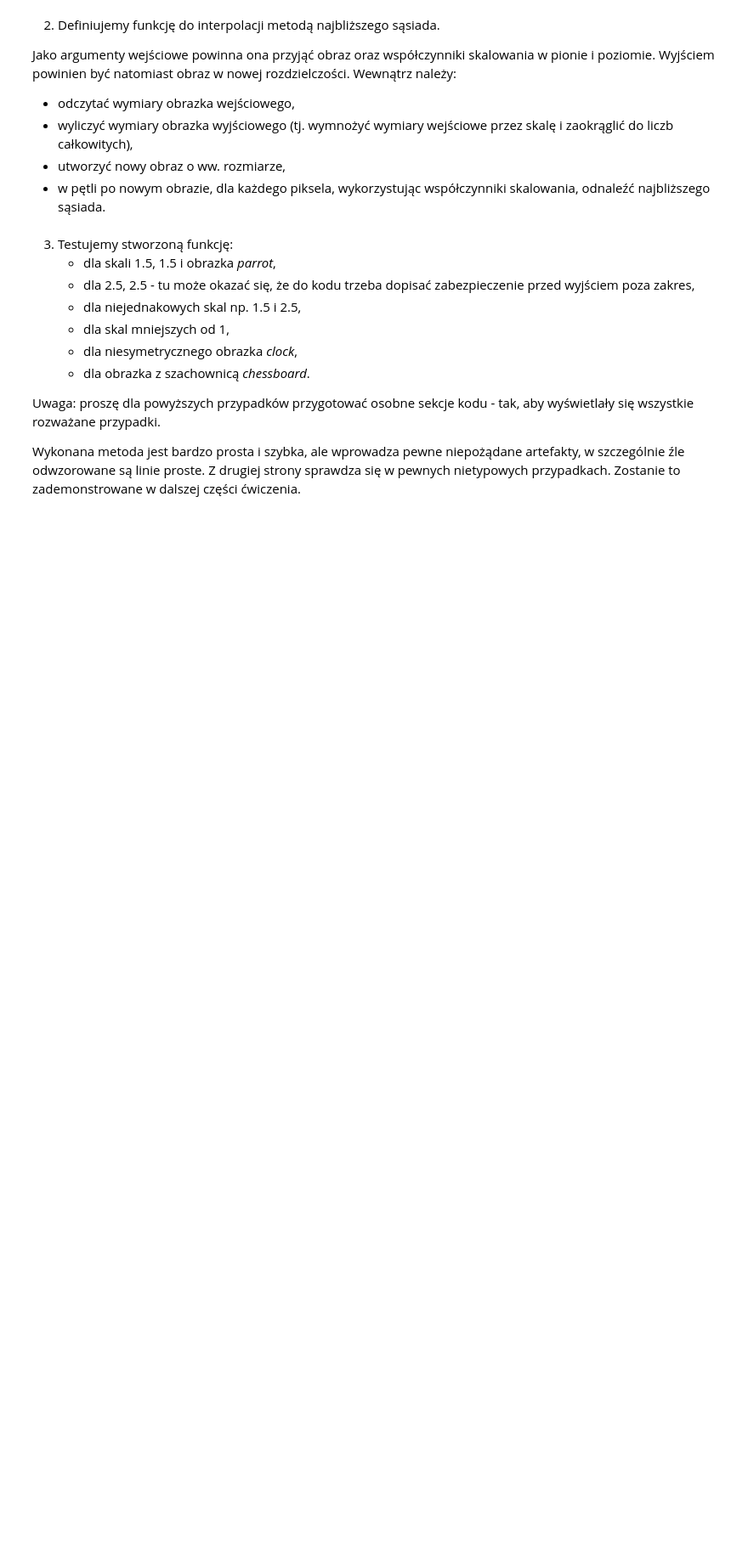
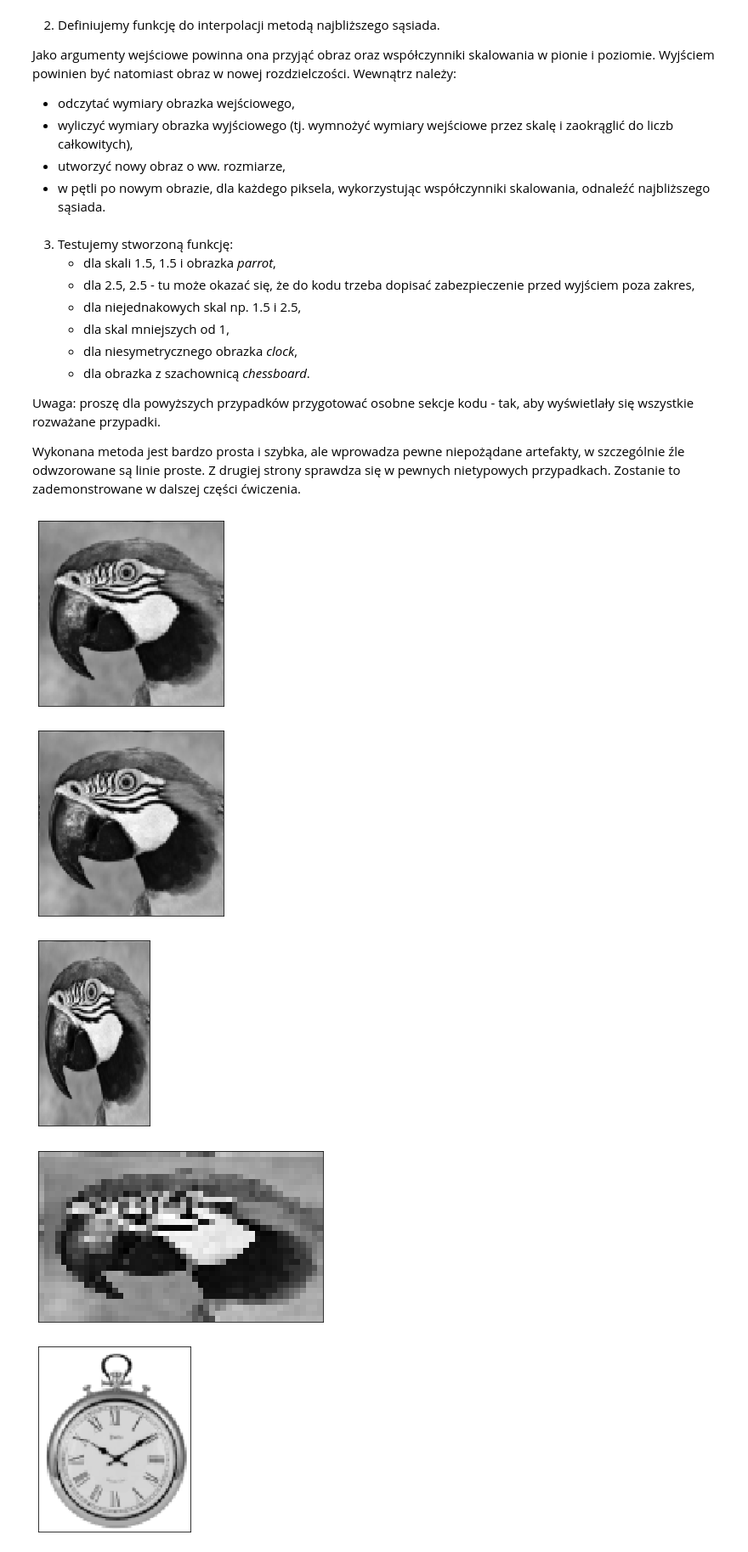
Before and after one commit to IwoSzczepaniak/DigitalImageProcessing, a Jupyter notebook: lab5/05_resolution.ipynb, the cells around one changed output. Shown at 85% size. Drawn from its saved outputs; the diff is of its cells as text; code cells hidden in the pictures; blank space fills up the shorter version.

```diff
--- a/lab5/05_resolution.ipynb
+++ b/lab5/05_resolution.ipynb
@@ -94,3 +94,20 @@ Wewnątrz należy:
+# %%
+def nearest_neighbor_interpolation(image, scale_x, scale_y):
+    height, width = image.shape
+
+    new_height = int(round(height * scale_y))
+    new_width = int(round(width * scale_x))
+
+    new_image = np.zeros((new_height, new_width), dtype=np.uint8)
+
+    for i in range(new_height):
+        for j in range(new_width):
+            x = int(round(i / scale_y)) - 1
+            y = int(round(j / scale_x)) - 1
+
+            new_image[i, j] = image[x, y]
+
+    return new_image
 # %% [markdown]
 3. Testujemy stworzoną funkcję:
     * dla skali 1.5, 1.5 i obrazka *parrot*,
@@ -109,0 +125,38 @@ Zostanie to zademonstrowane w dalszej części ćwiczenia.
+# %%
+scaled_image = nearest_neighbor_interpolation(I, 1.5, 1.5)
+plt.imshow(scaled_image, cmap='gray')
+plt.xticks([]), plt.yticks([])
+plt.show()
+
+scaled_image = nearest_neighbor_interpolation(I, 2.5, 2.5)
+plt.imshow(scaled_image, cmap='gray')
+plt.xticks([]), plt.yticks([])
+plt.show()
+
+scaled_image = nearest_neighbor_interpolation(I, 1.5, 2.5)
+plt.imshow(scaled_image, cmap='gray')
+plt.xticks([]), plt.yticks([])
+plt.show()
+
+scaled_image = nearest_neighbor_interpolation(I, 0.5, 0.3)
+plt.imshow(scaled_image, cmap='gray')
+plt.xticks([]), plt.yticks([])
+plt.show()
+
+clock = cv2.imread('clock.bmp', cv2.IMREAD_GRAYSCALE)
+scaled_image = nearest_neighbor_interpolation(clock, 1.5, 1.5)
+plt.imshow(scaled_image, cmap='gray')
+plt.xticks([]), plt.yticks([])
+plt.show()
+
+chessboard = cv2.imread('chessboard.bmp', cv2.IMREAD_GRAYSCALE)
+scaled_image = nearest_neighbor_interpolation(chessboard, 1.5, 1.5)
+plt.imshow(scaled_image, cmap='gray')
+plt.xticks([]), plt.yticks([])
+plt.show()
+# %% [output]
+[figure, added]
+[figure, added]
+[figure, added]
+[figure, added]
+[figure, added]
```
Also changed, not shown: parts of 17 cells of this notebook, 4 other files.
